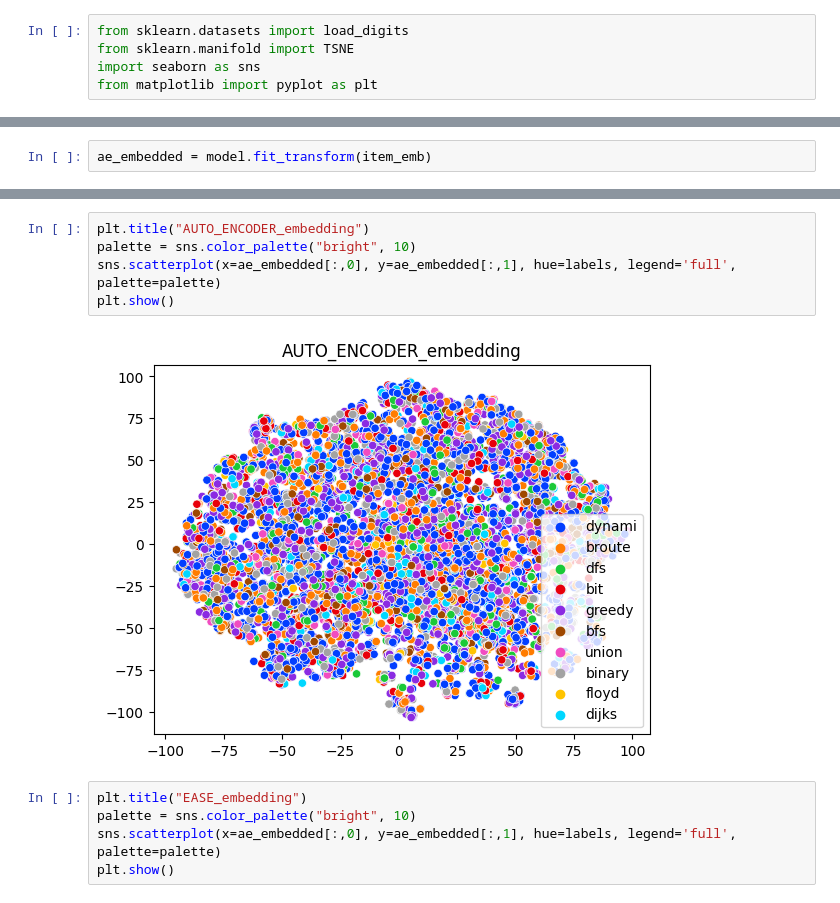
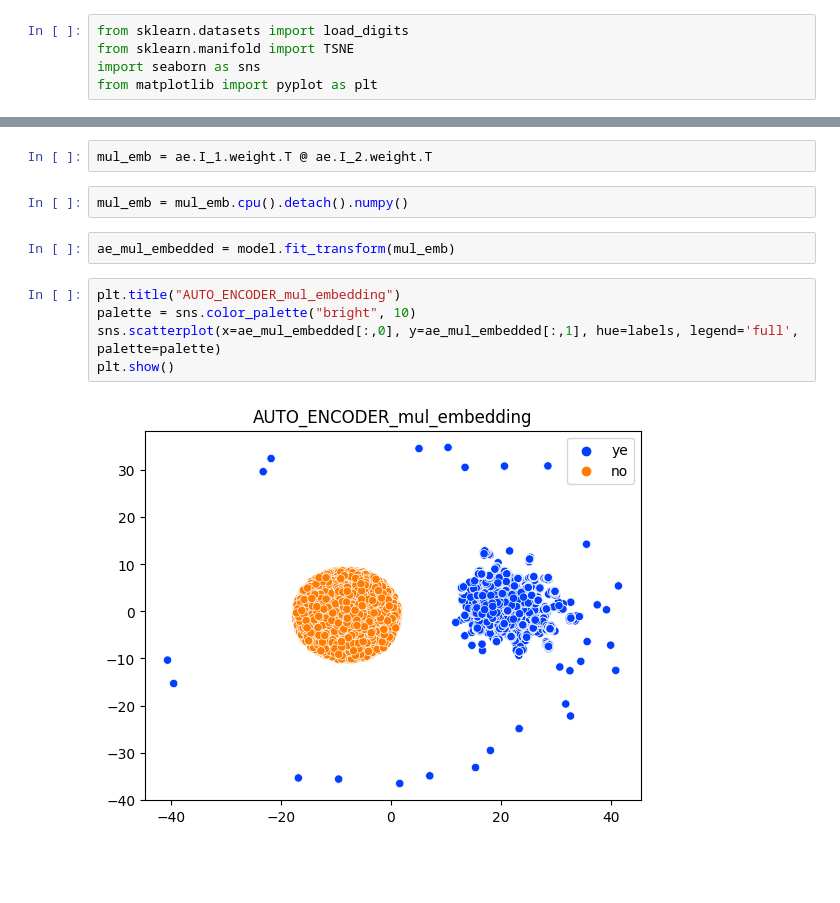
Before and after one commit to uos-vision/cotegory-ai, a Jupyter notebook: train/Auto_Encoder.ipynb, the cells around one changed output, grey strips where cells are left out. Drawn from its saved outputs; the diff is of its cells as text; blank space fills up the shorter version.

```diff
--- a/train/Auto_Encoder.ipynb
+++ b/train/Auto_Encoder.ipynb
@@ -704,2 +955,0 @@ item_emb = ae.I_2.weight.cpu().detach().numpy()
-# %%
-ae_embedded = model.fit_transform(item_emb)
@@ -708,12 +956,13 @@ ae_embedded = ae_embedded[selected]
-# %%
-plt.title("AUTO_ENCODER_embedding")
-palette = sns.color_palette("bright", 10)
-sns.scatterplot(x=ae_embedded[:,0], y=ae_embedded[:,1], hue=labels, legend='full', palette=palette)
-plt.show()
-# %% [output]
-[figure, removed]
-# %%
-plt.title("EASE_embedding")
-palette = sns.color_palette("bright", 10)
-sns.scatterplot(x=ae_embedded[:,0], y=ae_embedded[:,1], hue=labels, legend='full', palette=palette)
-plt.show()
+# %%
+mul_emb = ae.I_1.weight.T @ ae.I_2.weight.T
+# %%
+mul_emb = mul_emb.cpu().detach().numpy()
+# %%
+ae_mul_embedded = model.fit_transform(mul_emb)
+# %%
+plt.title("AUTO_ENCODER_mul_embedding")
+palette = sns.color_palette("bright", 10)
+sns.scatterplot(x=ae_mul_embedded[:,0], y=ae_mul_embedded[:,1], hue=labels, legend='full', palette=palette)
+plt.show()
+# %% [output]
+[figure, added]
```
Also changed, not shown: parts of 92 cells of this notebook, 3 other files.
